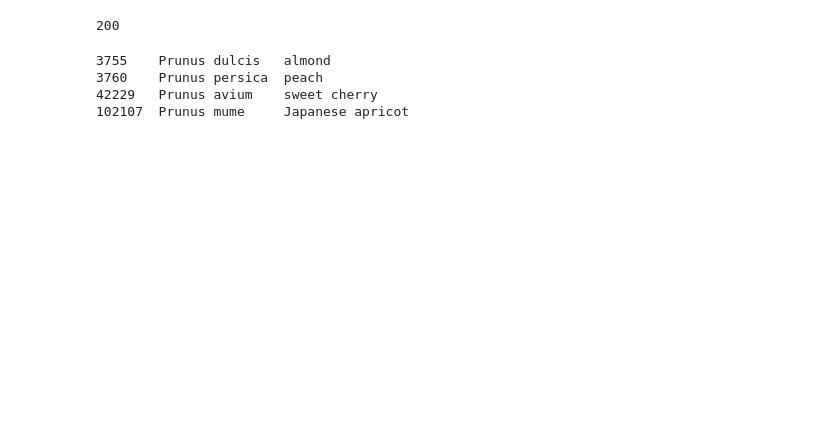
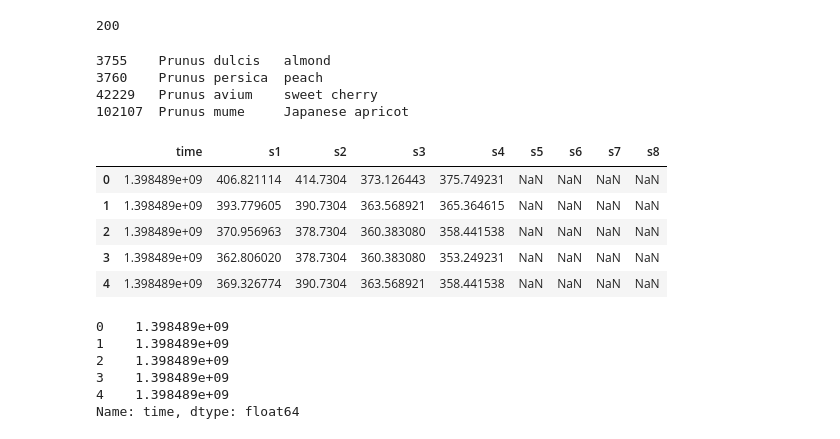
Before and after one commit to thuy1893/miscellaneous, a Jupyter notebook: useful_codes1.ipynb, the cells around one changed output. Saved outputs shown, nothing was run; the diff lists cells and outputs as text; code cells hidden in the pictures; blank space fills up the shorter version.

```diff
--- a/useful_codes1.ipynb
+++ b/useful_codes1.ipynb
@@ -107,3 +109,17 @@ for i in (response.text).splitlines(): #without the splitlines() it returns noth
 3760    Prunus persica  peach
 42229   Prunus avium    sweet cherry
 102107  Prunus mume     Japanese apricot
+# %%
+#Following this tutorial: https://www.youtube.com/watch?v=FXhED53VZ50&list=PLCN-JplaYuP4gDPNweg-bbGwNL36A3Hog&index=52&t=887s
+#Also see this: http://apmonitor.com/che263/index.php/Main/PythonDataAnalysis
+import pandas as pd
+data = pd.read_csv("apmonitor_data.csv")
+# %%
+data.head()
+# %% [output]
+|  | time | s1 | s2 | s3 | s4 | s5 | s6 | s7 | s8 |
+| 0 | 1.398489e+09 | 406.821114 | 414.7304 | 373.126443 | 375.749231 | NaN | NaN | NaN | NaN |
+| 1 | 1.398489e+09 | 393.779605 | 390.7304 | 363.568921 | 365.364615 | NaN | NaN | NaN | NaN |
+| 2 | 1.398489e+09 | 370.956963 | 378.7304 | 360.383080 | 358.441538 | NaN | NaN | NaN | NaN |
+| 3 | 1.398489e+09 | 362.806020 | 378.7304 | 360.383080 | 353.249231 | NaN | NaN | NaN | NaN |
+| 4 | 1.398489e+09 | 369.326774 | 390.7304 | 363.568921 | 358.441538 | NaN | NaN | NaN | NaN |
@@ -109,0 +130,9 @@ for i in (response.text).splitlines(): #without the splitlines() it returns noth
+# %%
+time.head()
+# %% [output]
+0    1.398489e+09
+1    1.398489e+09
+2    1.398489e+09
+3    1.398489e+09
+4    1.398489e+09
+Name: time, dtype: float64
```
Also changed, not shown: parts of 13 cells of this notebook, 1 other file.
